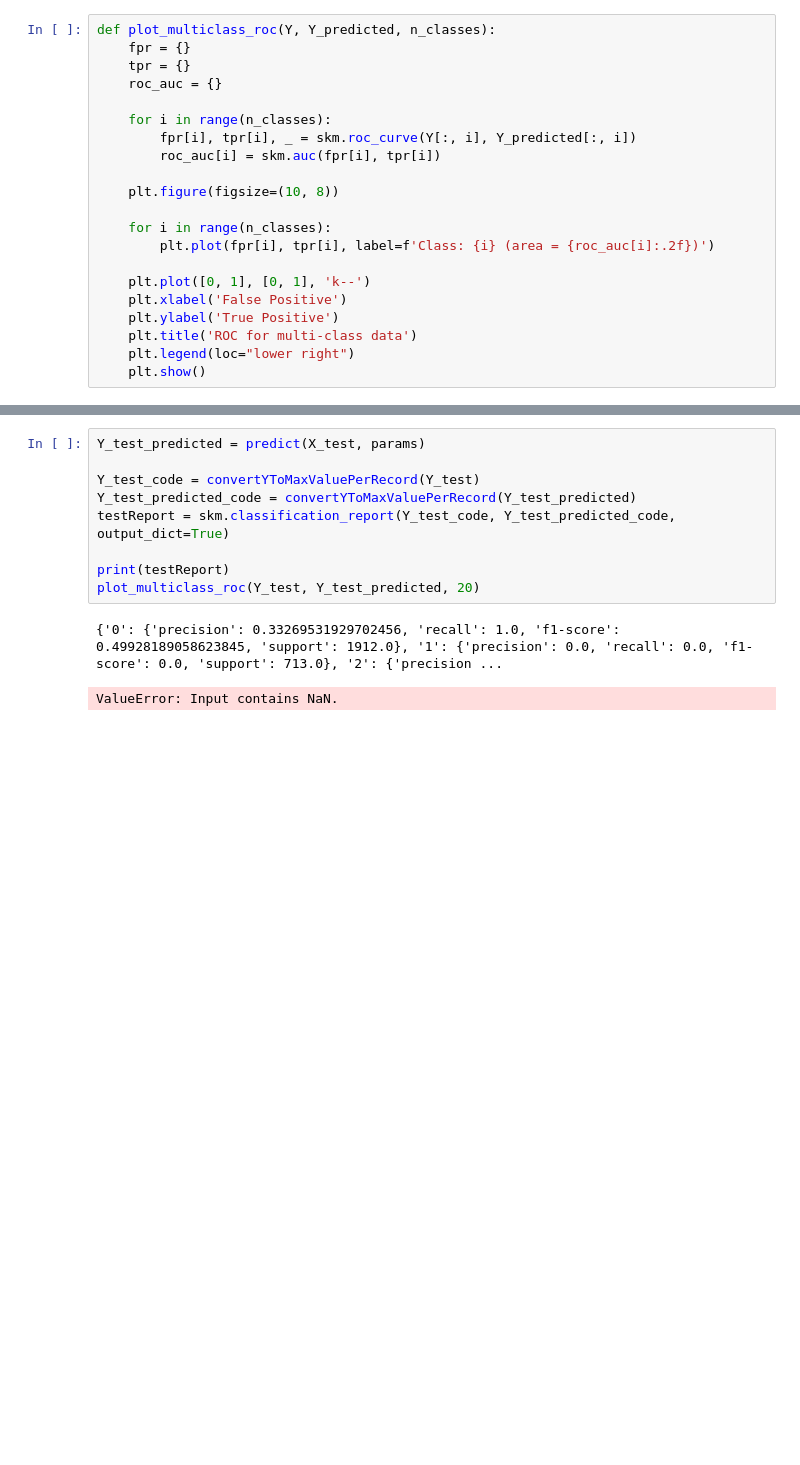
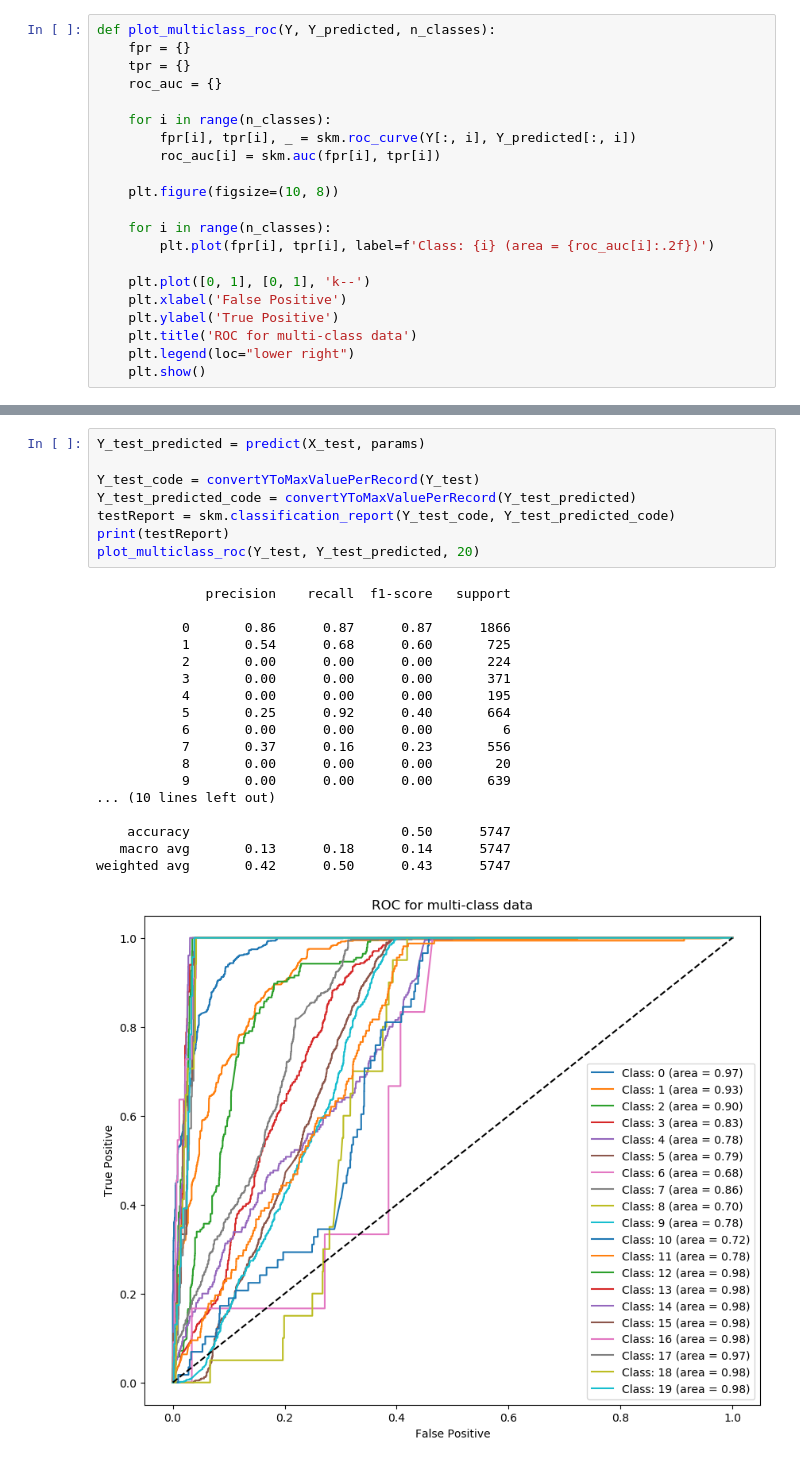
Before and after one commit to Wojtekpob/AI-algorithms, a Jupyter notebook: lab6/zad6.ipynb, the cells around one changed output, grey strips where cells are left out. Cells and saved outputs as stored; diff of their text form; blank space fills up the shorter version.

```diff
--- a/lab6/zad6.ipynb
+++ b/lab6/zad6.ipynb
@@ -276,15 +305,30 @@ weighted avg       0.37      0.47      0.39     22988
 # %%
 Y_test_predicted = predict(X_test, params)
 
 Y_test_code = convertYToMaxValuePerRecord(Y_test)
 Y_test_predicted_code = convertYToMaxValuePerRecord(Y_test_predicted)
-testReport = skm.classification_report(Y_test_code, Y_test_predicted_code, output_dict=True)
-
+testReport = skm.classification_report(Y_test_code, Y_test_predicted_code)
 print(testReport)
 plot_multiclass_roc(Y_test, Y_test_predicted, 20)
 # %% [output]
-{'0': {'precision': 0.33269531929702456, 'recall': 1.0, 'f1-score': 0.49928189058623845, 'support': 1912.0}, '1': {'precision': 0.0, 'recall': 0.0, 'f1-score': 0.0, 'support': 713.0}, '2': {'precision ...
+              precision    recall  f1-score   support
+
+           0       0.86      0.87      0.87      1866
+           1       0.54      0.68      0.60       725
+           2       0.00      0.00      0.00       224
+           3       0.00      0.00      0.00       371
+           4       0.00      0.00      0.00       195
+           5       0.25      0.92      0.40       664
+           6       0.00      0.00      0.00         6
+           7       0.37      0.16      0.23       556
+           8       0.00      0.00      0.00        20
+           9       0.00      0.00      0.00       639
+... (10 lines left out)
+
+    accuracy                           0.50      5747
+   macro avg       0.13      0.18      0.14      5747
+weighted avg       0.42      0.50      0.43      5747
-ValueError: Input contains NaN.
+[figure, added]
 # %%
 plt.plot(costs)
 # %% [output]
```
Also changed, not shown: parts of 17 cells of this notebook, 3 other files.
